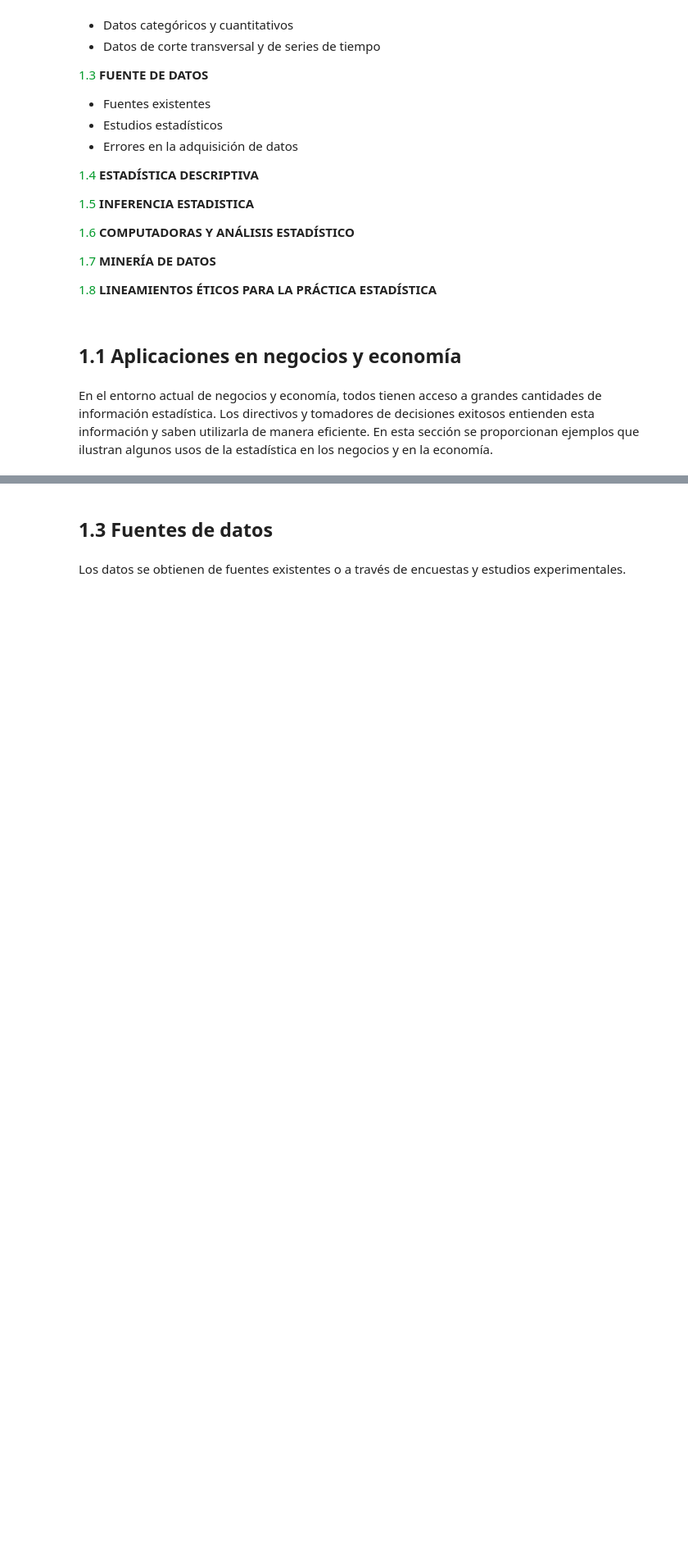
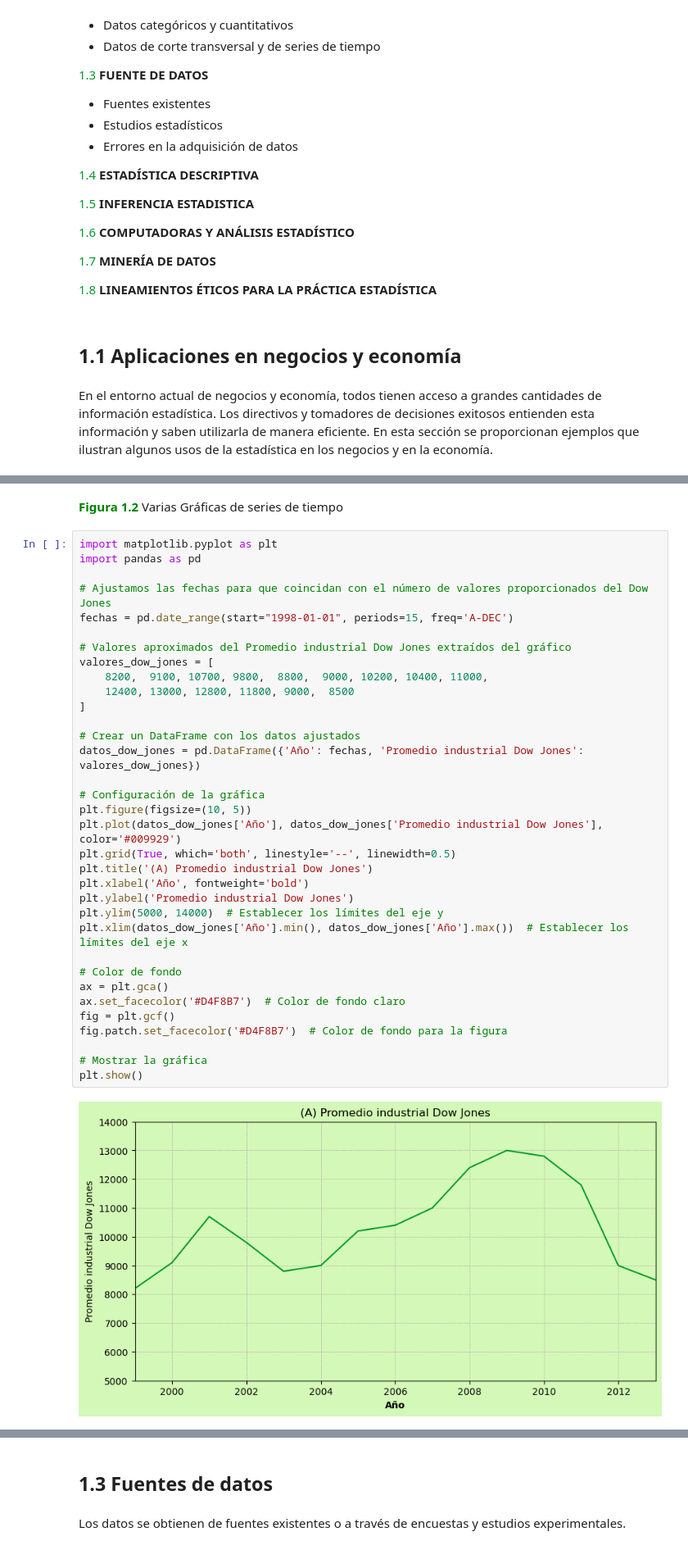
Before and after one commit to CrisBelDev/ebook-Estadistica2, a Jupyter notebook: docs/capitulo1.ipynb, the cells around one changed output, grey strips where cells are left out. Shown at 82% size. Cells and saved outputs as stored; diff of their text form; blank space fills up the shorter version.

```diff
--- a/docs/capitulo1.ipynb
+++ b/docs/capitulo1.ipynb
@@ -216,0 +378,38 @@ Gráfica (C): Tasas de ocupación en hoteles de Florida del sur. Se observan tas
+# %% [markdown]
+<p><b style="color:green;"> Figura 1.2 </b> Varias Gráficas de series de tiempo </p>
+# %%
+import matplotlib.pyplot as plt
+import pandas as pd
+
+# Ajustamos las fechas para que coincidan con el número de valores proporcionados del Dow Jones
+fechas = pd.date_range(start="1998-01-01", periods=15, freq='A-DEC')
+
+# Valores aproximados del Promedio industrial Dow Jones extraídos del gráfico
+valores_dow_jones = [
+    8200,  9100, 10700, 9800,  8800,  9000, 10200, 10400, 11000,
+    12400, 13000, 12800, 11800, 9000,  8500
+]
+
+# Crear un DataFrame con los datos ajustados
+datos_dow_jones = pd.DataFrame({'Año': fechas, 'Promedio industrial Dow Jones': valores_dow_jones})
+
+# Configuración de la gráfica
+plt.figure(figsize=(10, 5))
+plt.plot(datos_dow_jones['Año'], datos_dow_jones['Promedio industrial Dow Jones'], color='#009929')
+plt.grid(True, which='both', linestyle='--', linewidth=0.5)
+plt.title('(A) Promedio industrial Dow Jones')
+plt.xlabel('Año', fontweight='bold')
+plt.ylabel('Promedio industrial Dow Jones')
+plt.ylim(5000, 14000)  # Establecer los límites del eje y
+plt.xlim(datos_dow_jones['Año'].min(), datos_dow_jones['Año'].max())  # Establecer los límites del eje x
+
+# Color de fondo
+ax = plt.gca()
+ax.set_facecolor('#D4F8B7')  # Color de fondo claro
+fig = plt.gcf()
+fig.patch.set_facecolor('#D4F8B7')  # Color de fondo para la figura
+
+# Mostrar la gráfica
+plt.show()
+# %% [output]
+[figure, added]
```
Also changed, not shown: parts of 51 cells of this notebook, 1 other file.
